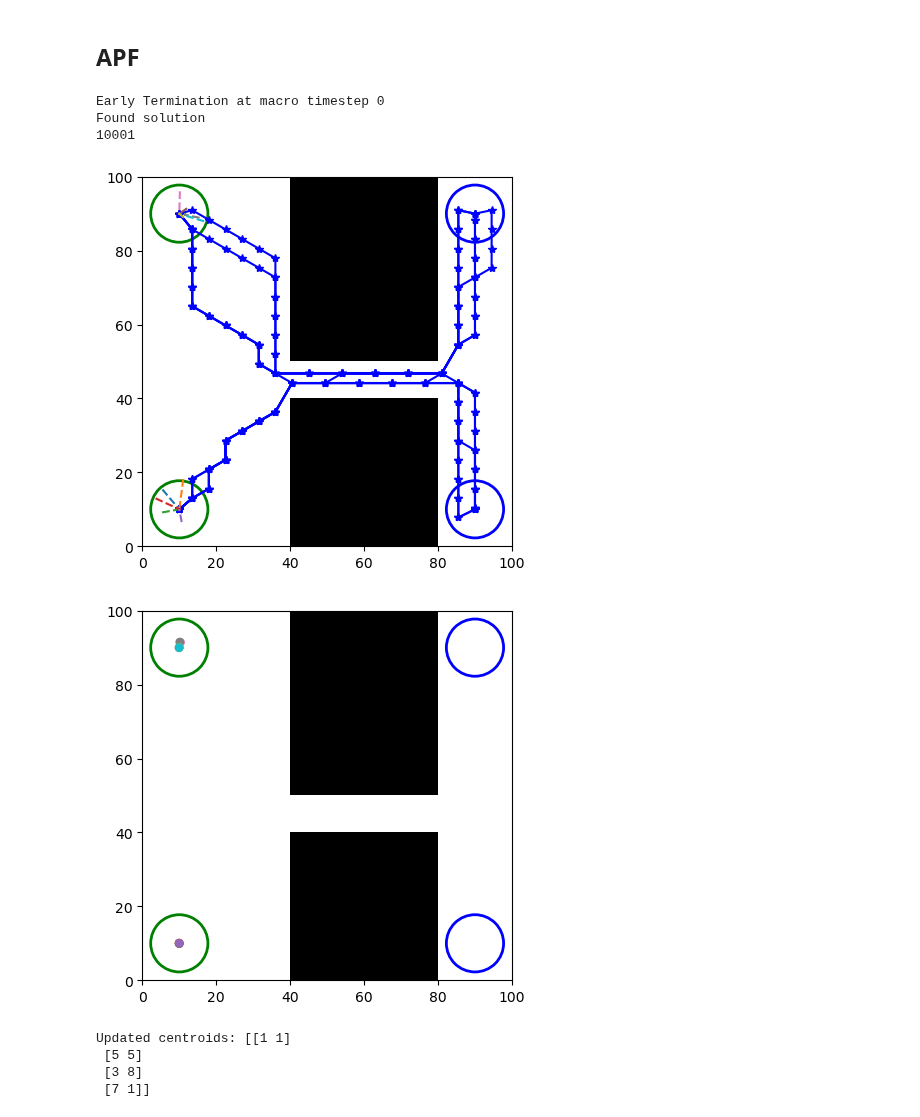
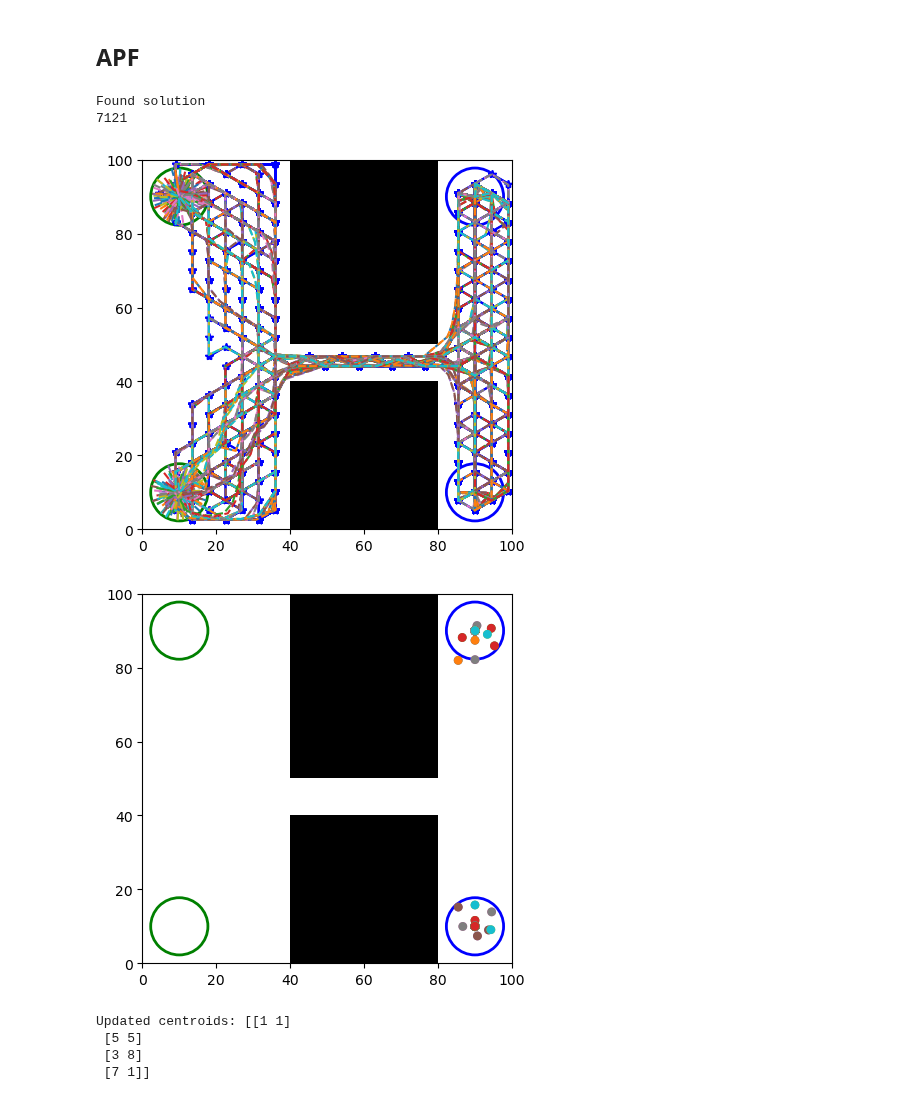
Before and after one commit to Zander-M/ST_Gaussian_PRM, a Jupyter notebook: notebooks/apf_test.ipynb, the cells around one changed output. Drawn from its saved outputs; the diff is of its cells as text; code cells hidden in the pictures.

```diff
--- a/notebooks/apf_test.ipynb
+++ b/notebooks/apf_test.ipynb
@@ -26,7 +26,7 @@ start_mean = np.random.rand(2) * 100
 goal_mean = np.random.rand(2) * 100
 
 # Agent config
-num_agent = 10
+num_agent = 500
 agent_radius = 2
 sampling_method = "GAUSSIAN_SAMPLING"
 #sampling_method = "SWARMPRM_SAMPLING"
@@ -66,7 +66,6 @@ assert max_flow is not None, "Unable to find solution within the given timesteps
 # macro_sol = gaussian_prm.get_macro_solution(flow_dict)
 # print(macro_sol)
 simple_paths, gaussian_paths = gaussian_prm.get_solution(flow_dict, timestep, num_agent)
-print(simple_paths)
 with open("simple_paths.pkl", "wb") as f:
     pickle.dump(simple_paths, f)
 # %% [output]
@@ -97,41 +96,41 @@ gaussian_prm.visualize_roadmap()
 # %% [markdown]
 ## APF
 # %%
+import pickle
 from matplotlib import pyplot as plt
 from swarm_prm.solvers.swarm_prm.micro.apf_single_step import APFSingleStepSolver
 
 with open("simple_paths.pkl", "rb") as f:
     simple_paths = pickle.load(f)
 
-agent_radius = 1
+agent_radius = 1e-10
 apf_solver = APFSingleStepSolver(roadmap, simple_paths, agent_radius, timestep,
-                                 step_size=0.1, max_timestep_iter=1000,
+                                 step_size=0.1, max_timestep_iter=10,
                                  ordering_strategy="GEOMETRY",
-                                 attract_coeff=0.3, repel_coeff=.1, agent_repel_coeff=0.5,
-                                 obs_thresh=1, reach_dist=1)
+                                 attract_coeff=0.3, repel_coeff=0.4, agent_repel_coeff=10,
+                                 obs_thresh=1, reach_dist=5)
 apf_path = apf_solver.get_solution()
 
 fig, ax = instance.visualize()
 
 # apf_solver.animate_solution(fig, ax)
 for path in simple_paths:
     x_coords = [loc[0] for loc in path]
     y_coords = [loc[1] for loc in path]
     ax.plot(x_coords, y_coords, '-*', label='Path', color='blue')
 #
 cmap = plt.get_cmap("tab10")
 #
 for i, path in enumerate(apf_path):
     x_coords = [loc[0] for loc in path]
     y_coords = [loc[1] for loc in path]
-    ax.plot(x_coords, y_coords, '--', label='Path', color=cmap(i))
+    ax.plot(x_coords, y_coords, '--', label='Path', color=cmap(i%10))
 
 print(len(apf_path[0]))
 # %% [output]
-Early Termination at macro timestep 0
 Found solution
-10001
+7121
-[figure, old version]
+[figure, new version]
 # %%
 def animate_solution(fig, ax, speed):
     """
@@ -153,7 +152,7 @@ def animate_solution(fig, ax, speed):
         cmap = plt.get_cmap("tab10")
         locs = [traj[idx] for traj in apf_path]
         for i, loc in enumerate(locs):
-            agent = ax.add_patch(Circle(loc, radius=agent_radius, color=cmap(i%10)))
+            agent = ax.add_patch(Circle(loc, radius=1, color=cmap(i%10)))
             agents.append(agent)
         return agents
 
@@ -164,7 +163,7 @@ def animate_solution(fig, ax, speed):
 fig, ax = instance.visualize()
 animate_solution(fig, ax, 30)
 # %% [output]
-[figure, old version]
+[figure, new version]
 # %%
 import numpy as np
 from shapely.geometry import Polygon, Point
```
Also changed, not shown: parts of 1 cell of this notebook, 7 other files.
